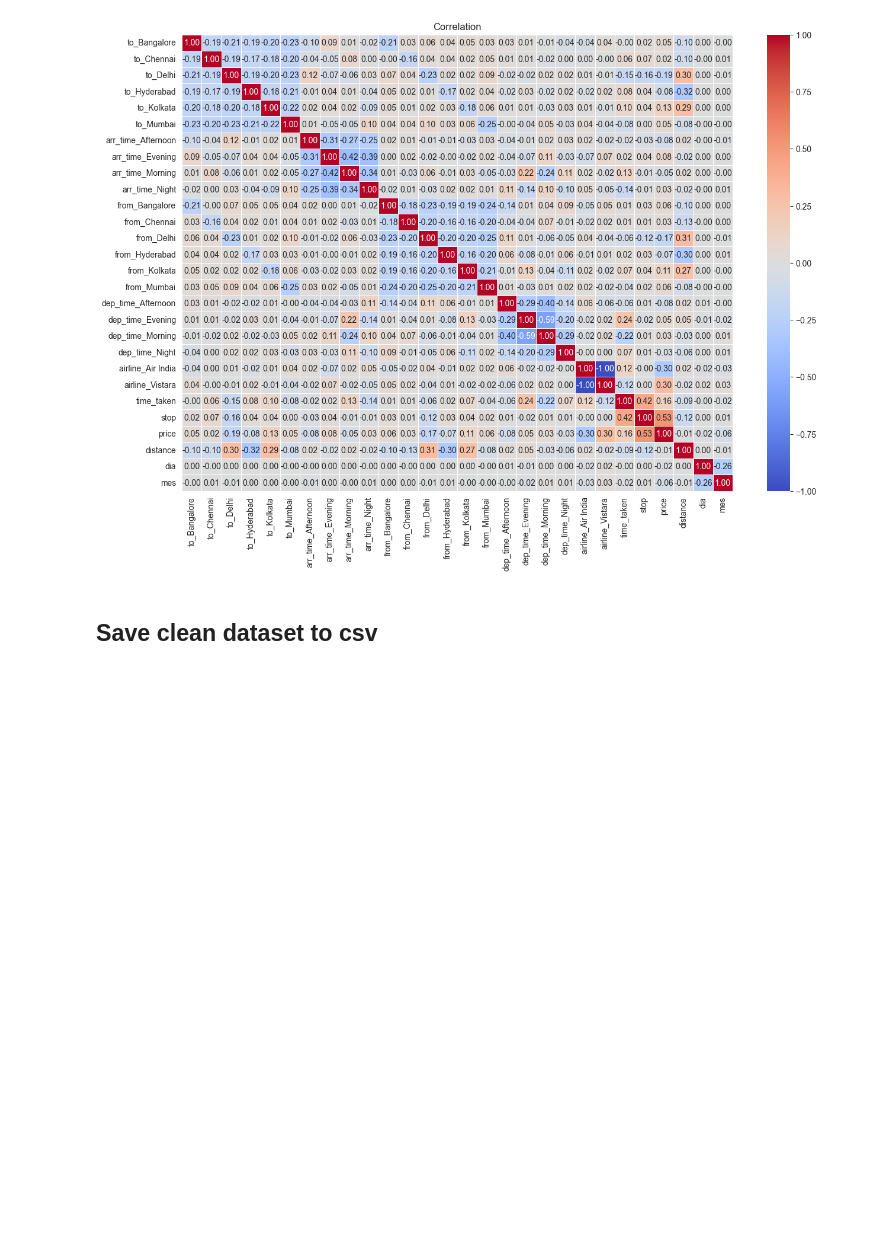
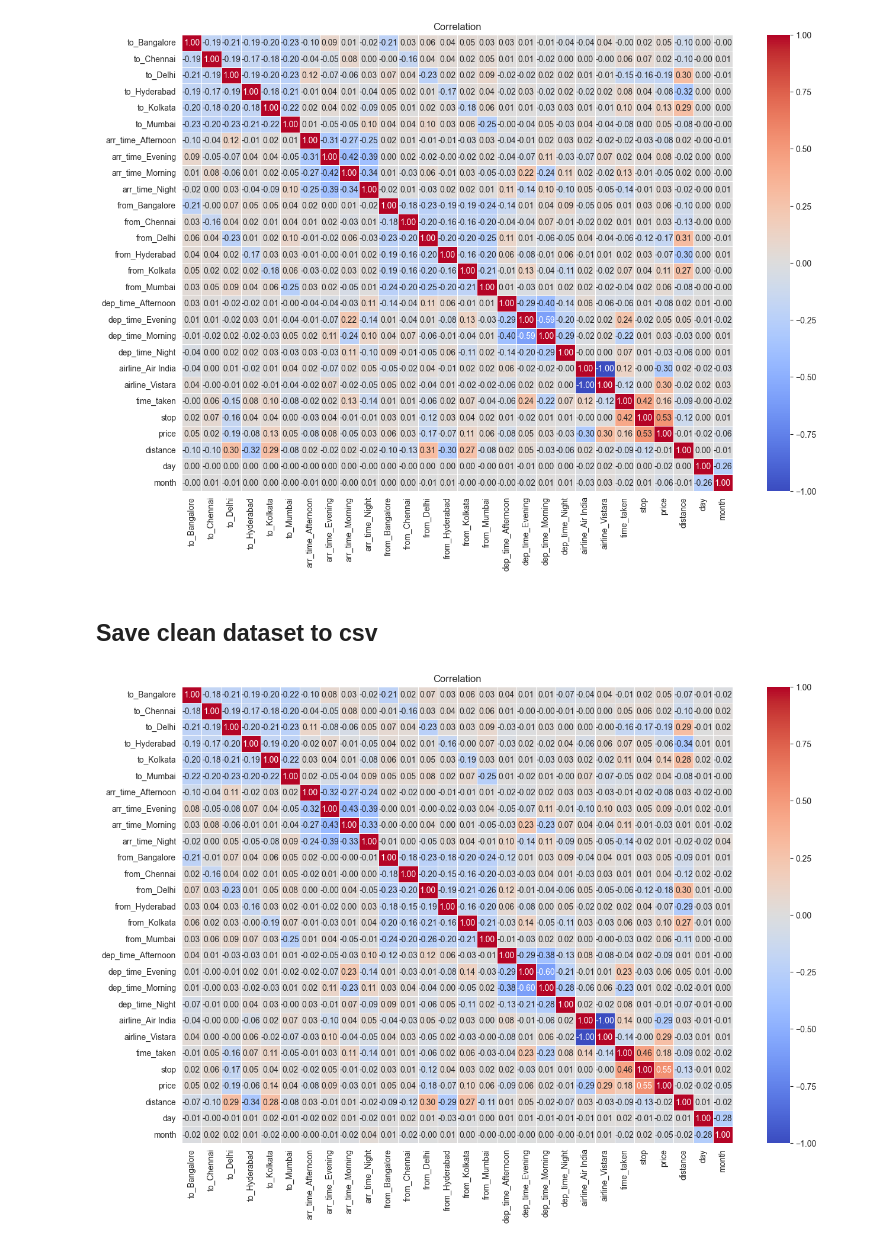
Before and after one commit to imiguelrodriguez/NECActivity1, a Jupyter notebook: data_preprocessing.ipynb, the cells around one changed output. Saved outputs shown, nothing was run; the diff lists cells and outputs as text; code cells hidden in the pictures; blank space fills up the shorter version.

```diff
--- a/data_preprocessing.ipynb
+++ b/data_preprocessing.ipynb
@@ -336,8 +336,8 @@ df_final.head()
 ### Split the date into columns (for days and months)
 # %%
 df_final['date'] = pd.to_datetime(df_final['date'], format='%d-%m-%Y')
-df_final['dia'] = df_final['date'].dt.day
-df_final['mes'] = df_final['date'].dt.month
+df_final['day'] = df_final['date'].dt.day
+df_final['month'] = df_final['date'].dt.month
 
 df_final.drop('date', axis=1, inplace=True)
 df_final.head()
@@ -363,6 +363,9 @@ plt.title('Correlation')
 plt.show()
 # %% [output]
 [figure]
+# %%
+# obtain random sample
+sampled_df = df_final.sample(n=5000, random_state=42)
 # %% [markdown]
 ## Save clean dataset to csv
 # %%
@@ -369,0 +373,12 @@ df_final.to_csv('clean.csv', index=False)
+# %%
+correlation_matrix = sampled_df.corr()
+
+plt.figure(figsize=(15, 10))
+
+sns.heatmap(correlation_matrix, annot=True, cmap='coolwarm', fmt='.2f', linewidths=0.5)
+
+plt.title('Correlation')
+
+plt.show()
+# %% [output]
+[figure, added]
```
Also changed, not shown: parts of 1 cell of this notebook, 2 other files.
